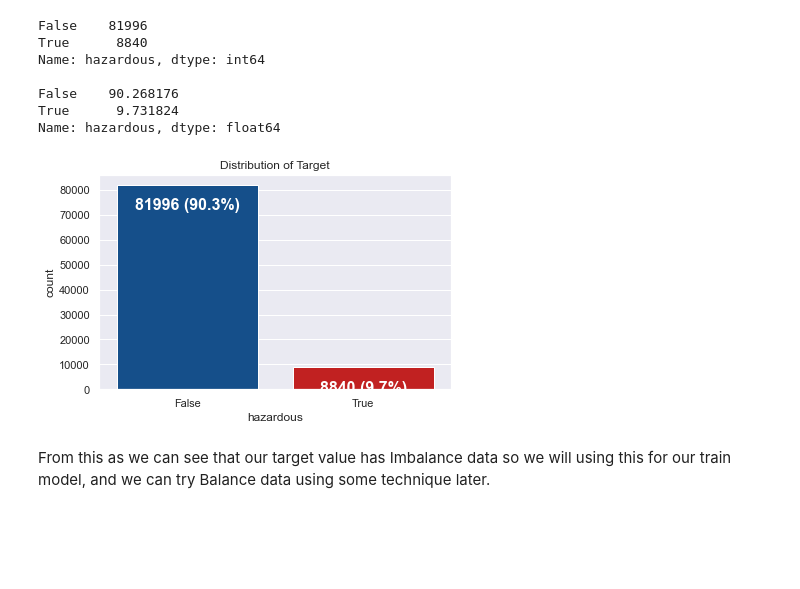
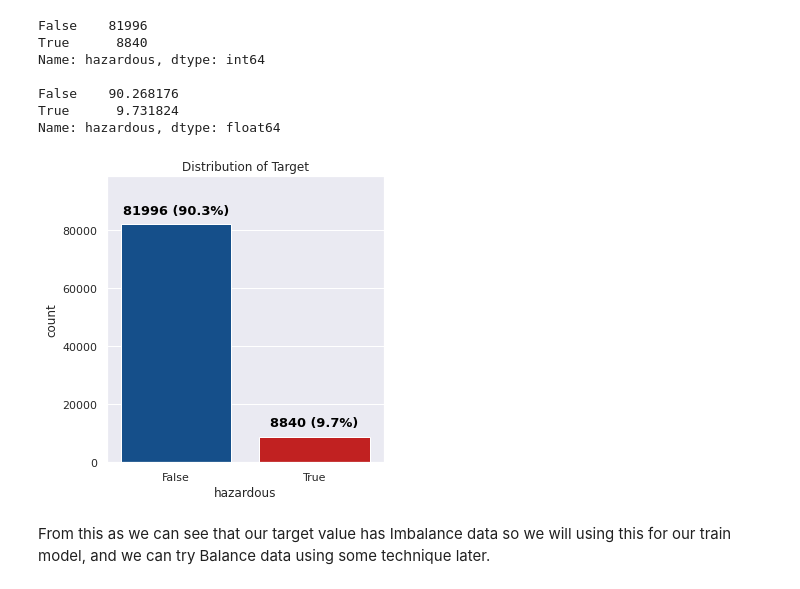
Before and after one commit to NikkiSatmaka/nasa-nearest-object, a Jupyter notebook: nasa_classification.ipynb, the cells around one changed output. Cells and saved outputs as stored; diff of their text form; code cells hidden in the pictures; blank space fills up the shorter version.

```diff
--- a/nasa_classification.ipynb
+++ b/nasa_classification.ipynb
@@ -408,26 +408,28 @@ Name: hazardous, dtype: float64
 # %%
 # Distribution Check
 
+plt.figure(figsize=(5, 5))
 ax = sns.countplot(df['hazardous'],  palette=palette )
 
 ax.set_title("Distribution of Target")
+ax.set_ylim(0, df['hazardous'].value_counts().max()*1.2)
 # Annot bar
 for p in ax.patches:
     ax.annotate(
         format(p.get_height(), '.0f') + " (" + format(p.get_height()*100/len(df), '.1f') + "%)",
         (p.get_x() + p.get_width() / 2., p.get_height()),
         ha = 'center',
         fontweight = 'semibold',
-        size = 16,
-        xytext = (0, -25),
+        size = 13,
+        xytext = (0, +10),
         textcoords = 'offset points',
-        color = 'white'
+        color = 'black'
     )
 plt.tight_layout()
 
 plt.show()
 # %% [output]
-[figure, old version]
+[figure, new version]
 # %% [markdown]
 From this as we can see that our target value has Imbalance data so we will using this for our train model, and we can try Balance data using some technique later.
 # %% [markdown]
```
Also changed, not shown: parts of 10 cells of this notebook.
